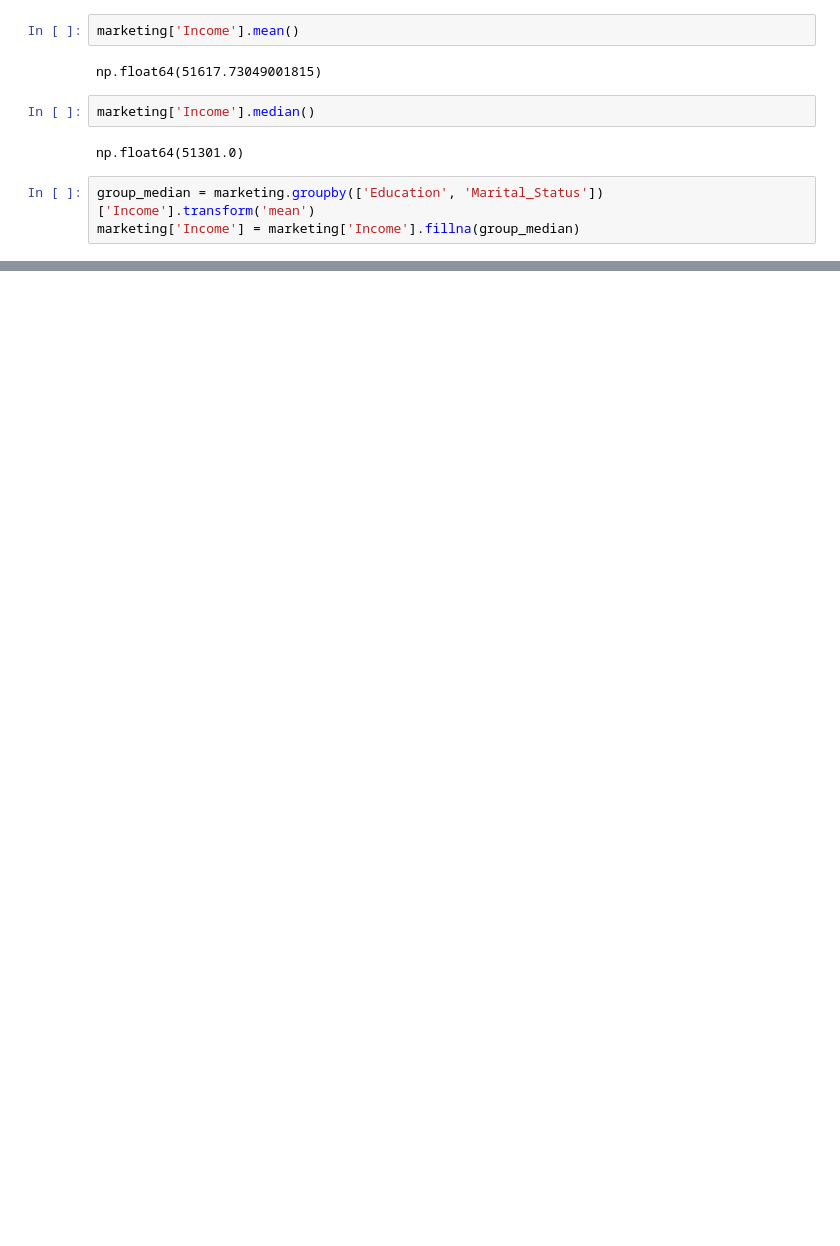
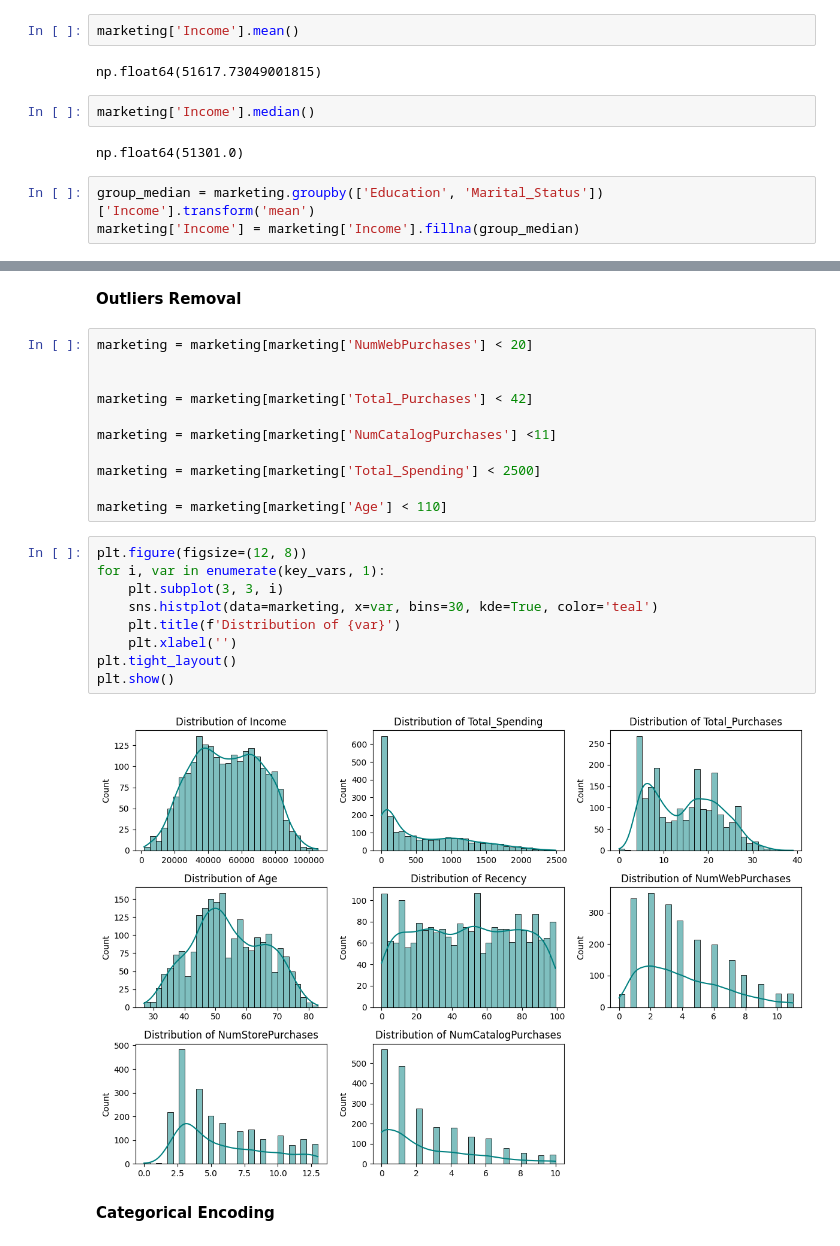
Before and after one commit to NKHUBALALE/Marketing-dataset, a Jupyter notebook: marketing.ipynb, the cells around one changed output, grey strips where cells are left out. Cells and saved outputs as stored; diff of their text form; blank space fills up the shorter version.

```diff
--- a/marketing.ipynb
+++ b/marketing.ipynb
@@ -355,0 +454,26 @@ np.int64(0)
+# %% [markdown]
+**Outliers Removal**
+# %%
+marketing = marketing[marketing['NumWebPurchases'] < 20]
+
+
+marketing = marketing[marketing['Total_Purchases'] < 42]
+
+marketing = marketing[marketing['NumCatalogPurchases'] <11]
+
+marketing = marketing[marketing['Total_Spending'] < 2500]
+
+marketing = marketing[marketing['Age'] < 110]
+# %%
+plt.figure(figsize=(12, 8))
+for i, var in enumerate(key_vars, 1):
+    plt.subplot(3, 3, i)
+    sns.histplot(data=marketing, x=var, bins=30, kde=True, color='teal')
+    plt.title(f'Distribution of {var}')
+    plt.xlabel('')
+plt.tight_layout()
+plt.show()
+# %% [output]
+[figure, added]
+# %% [markdown]
+ **Categorical Encoding**
```
Also changed, not shown: parts of 37 cells of this notebook.
